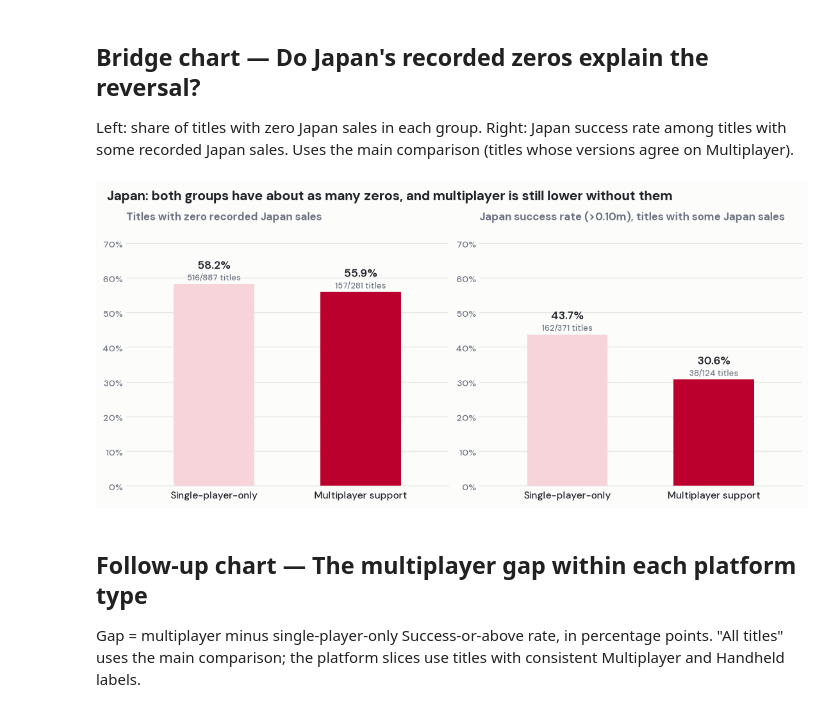
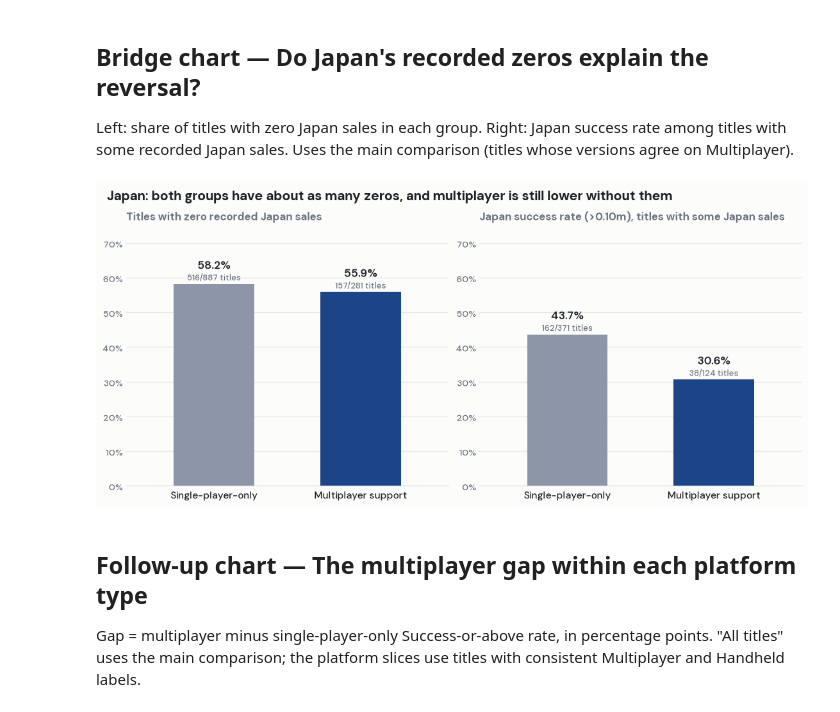
Before and after one commit to TechSupportz/gea1000-video-games-analysis, a Jupyter notebook: part_c.ipynb, the cells around one changed output. Cells and saved outputs as stored; diff of their text form; code cells hidden in the pictures.

Commit message:
🛠️ Rename analysis.ipynb to part_b.ipynb
⚡ Switch Part C charts to the slide deck palette

```diff
--- a/part_c.ipynb
+++ b/part_c.ipynb
@@ -261,29 +261,29 @@ Left: share of titles with zero Japan sales in each group. Right: Japan success
 # %%
 # Bridge chart: Japan's recorded zeros don't explain the reversal.
 # Left = share of titles with 0 Japan sales, right = success rate once those 0s are set aside.
 japan = outcomes.query("sample == 'All titles' and region == 'JapanSales'").set_index("value")
 fig, axes = plt.subplots(1, 2, figsize=(11, 5), layout="constrained")
 for ax, heading in [(axes[0], "Titles with zero recorded Japan sales"),
                     (axes[1], "Japan success rate (>0.10m), titles with some Japan sales")]:
     for value in [0, 1]:
         row = japan.loc[value]
         zeros = int(row.n - row.positive_n)
         if ax is axes[0]:
             pct, detail = 100 * zeros / row.n, f"{zeros}/{int(row.n)} titles"
         else:
             pct, detail = 100 * row.success_n / row.positive_n, f"{int(row.success_n)}/{int(row.positive_n)} titles"
-        ax.bar(value, pct, color=[JAPAN_BLUSH, JAPAN_RED][value], width=.55, zorder=3)
+        ax.bar(value, pct, color=[SP, MP][value], width=.55, zorder=3)
         bar_label(ax, value, pct, detail)
     ax.set_xticks([0, 1], NAMES)
     ax.set_xlim(-.6, 1.6)
     ax.set_ylim(0, 75)
     ax.yaxis.set_major_formatter(PercentFormatter(100, decimals=0))
     ax.set_title(heading, loc="left", fontsize=12, fontweight="bold", color=MUTED)
 fig.suptitle("Japan: both groups have about as many zeros, and multiplayer is still lower without them",
              x=.01, ha="left", fontsize=15, fontweight="bold")
 save_figure(fig, "mp_10_japan_zeros.png")
 # %% [output]
-[figure, old version]
+[figure, new version]
 # %% [markdown]
 ## Follow-up chart — The multiplayer gap within each platform type
 Gap = multiplayer minus single-player-only Success-or-above rate, in percentage points. "All titles" uses the main comparison; the platform slices use titles with consistent Multiplayer and Handheld labels.
```
Also changed, not shown: parts of 6 cells of this notebook, 3 other files.
